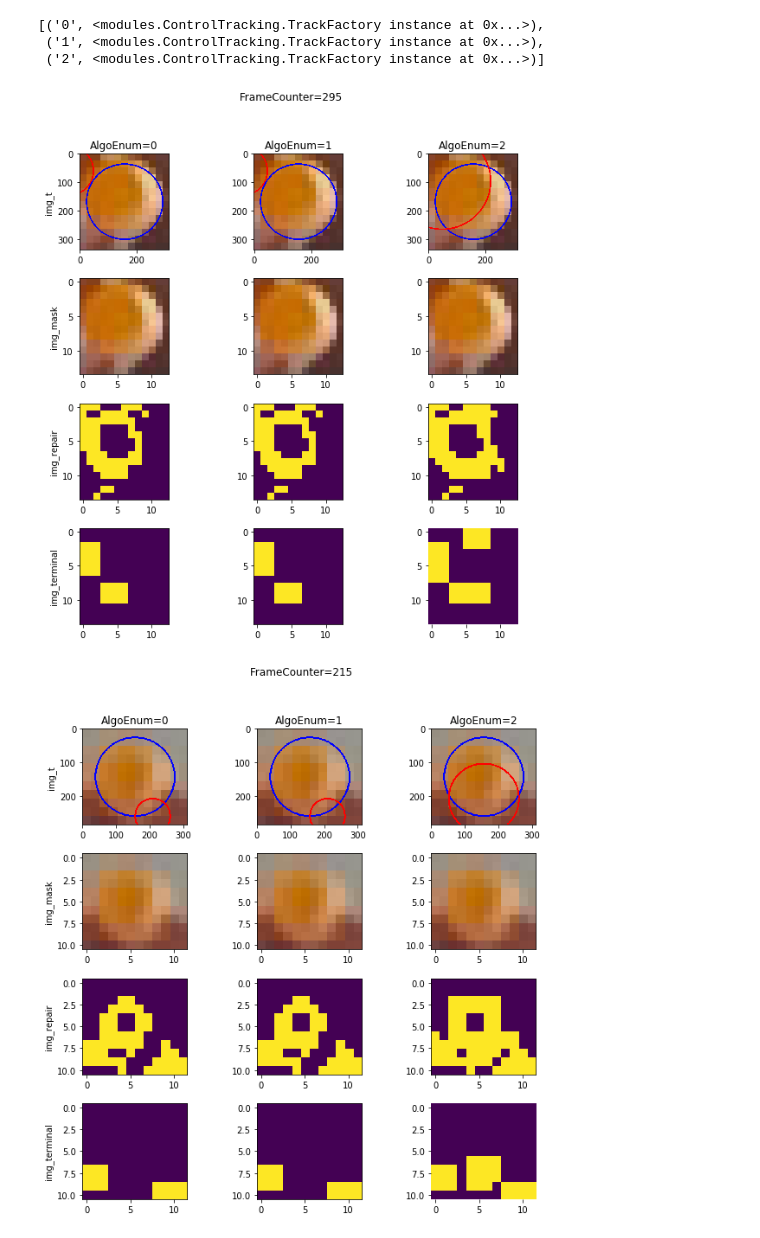
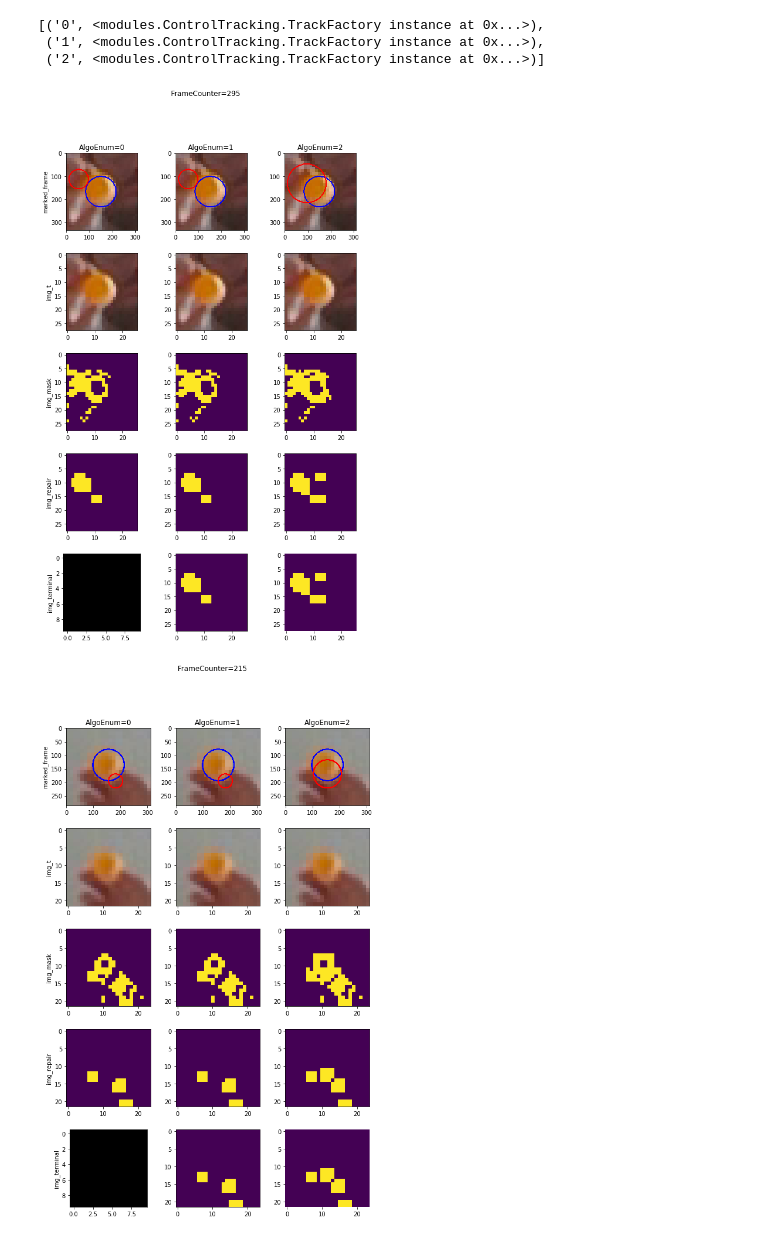
Before and after one commit to sutt/ppd, a Jupyter notebook: books/eval-report-3.ipynb, the cells around one changed output. Drawn from its saved outputs; the diff is of its cells as text; code cells hidden in the pictures.

```diff
--- a/books/eval-report-3.ipynb
+++ b/books/eval-report-3.ipynb
@@ -98,6 +99,15 @@ print [gs.frameCounter for gs in listGS]
 ### Show Differences in Plot Transforms
 # %%
 from modules.AnalysisHelpers import compareTrackers
+# %%
+algo_nums = [0,1,2]
+
+d_trackers = {}
+for algo_num in algo_nums:
+    _track = TrackFactory(on=True)
+    _track.setInit(ballColor='orange')
+    _track.setAlgoEnum(algo_num)
+    d_trackers[str(algo_num)] = _track
 # %%
 itemsTrackers = d_trackers.items()
 itemsTrackers.sort(key=lambda elem: elem[0], reverse = False)
@@ -109,9 +119,12 @@ listTrackers = [elem[1] for elem in itemsTrackers]
  ('2', <modules.ControlTracking.TrackFactory instance at 0x...>)]
 # %%
 compareTrackers( listGS=listGS
-                ,listTrackers=listTrackers
-                ,roiSelectFunc=roiSelectScoreWindow)
-#                 ,roiSelectFunc=None)
+                ,listTrackers=listTrackers[:]
+                ,roiSelectFunc=roiSelectScoreWindow
+               ,expand_factor = 1.0
+               ,bMarkedFrame=True
+               ,multiplot_params={'figsize': (10,15), 'wspace': 0.01}
+               )
 # %% [output]
-[figure, old version]
+[figure, new version]
-[figure, old version]
+[figure, new version]
```
Also changed, not shown: parts of 3 cells of this notebook, 9 other files.
